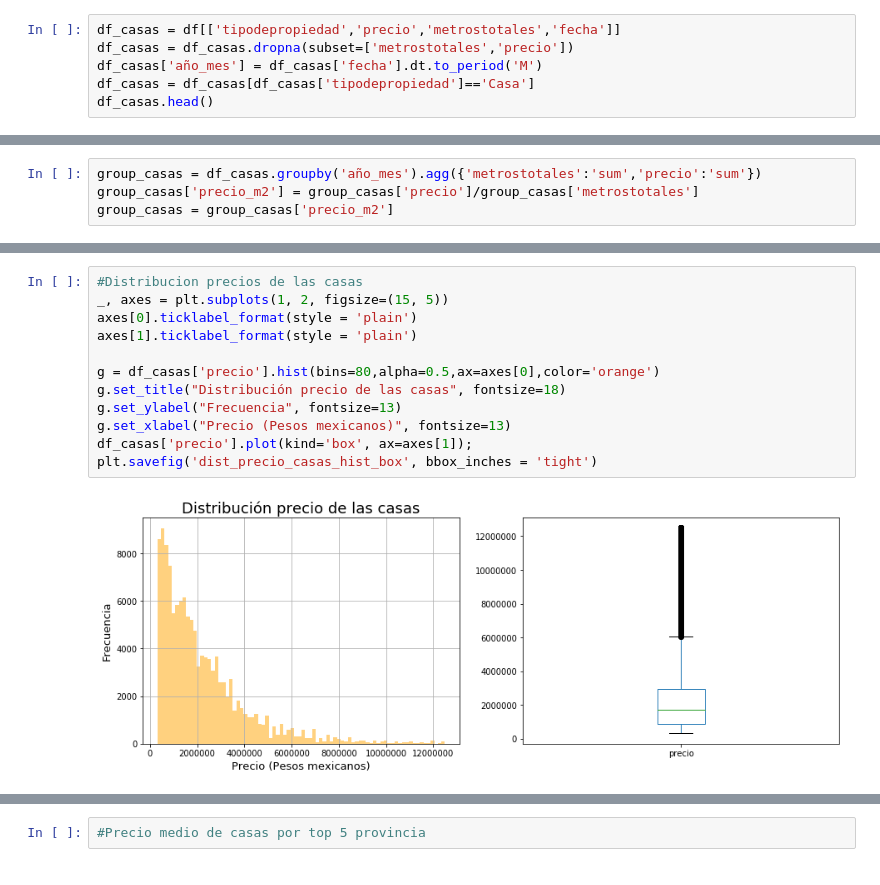
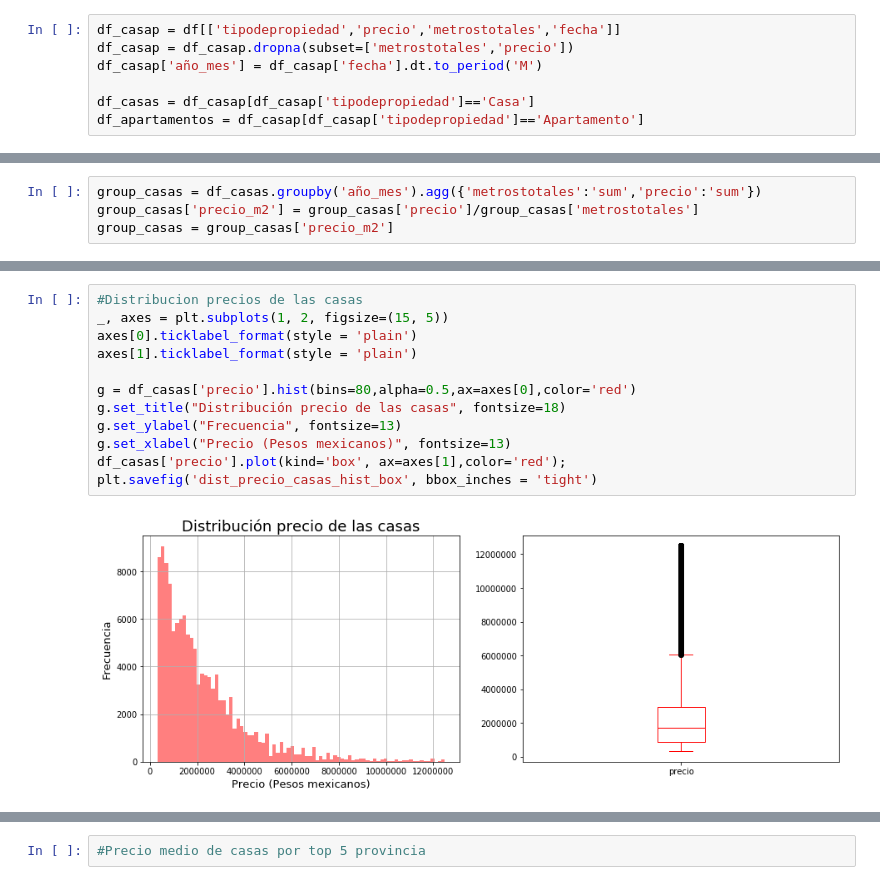
Before and after one commit to gdbien/9558-Organizacion-de-Datos, a Jupyter notebook: TP1/Franco/tp1_franco.ipynb, the cells around one changed output, grey strips where cells are left out. Cells and saved outputs as stored; diff of their text form.

```diff
--- a/TP1/Franco/tp1_franco.ipynb
+++ b/TP1/Franco/tp1_franco.ipynb
@@ -661,8 +661,9 @@ print(len(df_inf_men))
 df_inf_men['inflacion']= 1 + (df_inf_men['inflacion']/100)
 df_inf_men.head()
 # %%
-df_casas = df[['tipodepropiedad','precio','metrostotales','fecha']]
-df_casas = df_casas.dropna(subset=['metrostotales','precio'])
-df_casas['año_mes'] = df_casas['fecha'].dt.to_period('M')
-df_casas = df_casas[df_casas['tipodepropiedad']=='Casa']
-df_casas.head()
+df_casap = df[['tipodepropiedad','precio','metrostotales','fecha']]
+df_casap = df_casap.dropna(subset=['metrostotales','precio'])
+df_casap['año_mes'] = df_casap['fecha'].dt.to_period('M')
+
+df_casas = df_casap[df_casap['tipodepropiedad']=='Casa']
+df_apartamentos = df_casap[df_casap['tipodepropiedad']=='Apartamento']
@@ -700,14 +747,14 @@ plt.savefig('evo_precio_m2_casas.png', bbox_inches = 'tight')
 # %%
 #Distribucion precios de las casas
 _, axes = plt.subplots(1, 2, figsize=(15, 5))
 axes[0].ticklabel_format(style = 'plain')
 axes[1].ticklabel_format(style = 'plain')
 
-g = df_casas['precio'].hist(bins=80,alpha=0.5,ax=axes[0],color='orange')
+g = df_casas['precio'].hist(bins=80,alpha=0.5,ax=axes[0],color='red')
 g.set_title("Distribución precio de las casas", fontsize=18)
 g.set_ylabel("Frecuencia", fontsize=13)
 g.set_xlabel("Precio (Pesos mexicanos)", fontsize=13)
-df_casas['precio'].plot(kind='box', ax=axes[1]);
+df_casas['precio'].plot(kind='box', ax=axes[1],color='red');
 plt.savefig('dist_precio_casas_hist_box', bbox_inches = 'tight')
 # %% [output]
-[figure, old version]
+[figure, new version]
```
Also changed, not shown: parts of 9 cells of this notebook.
